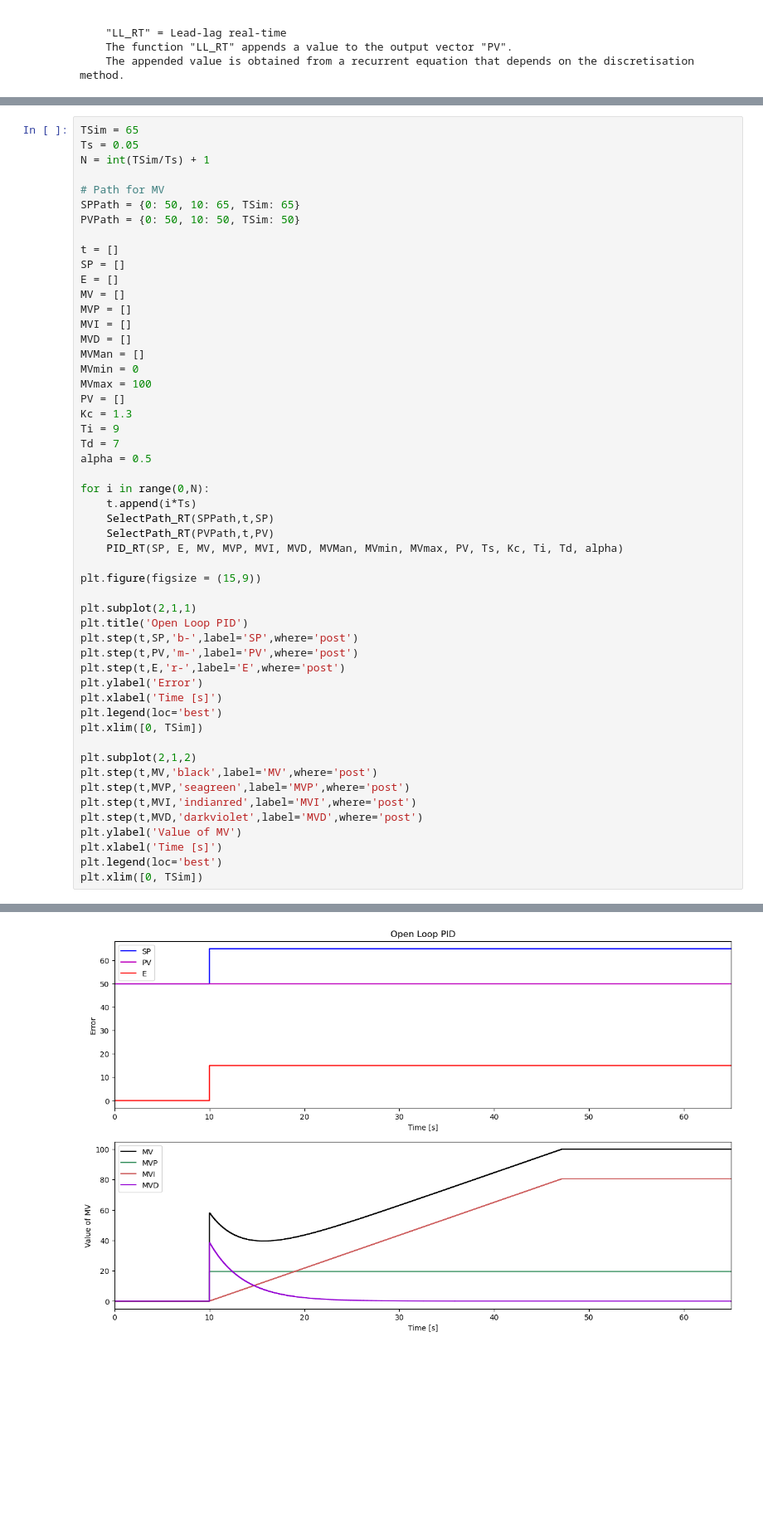
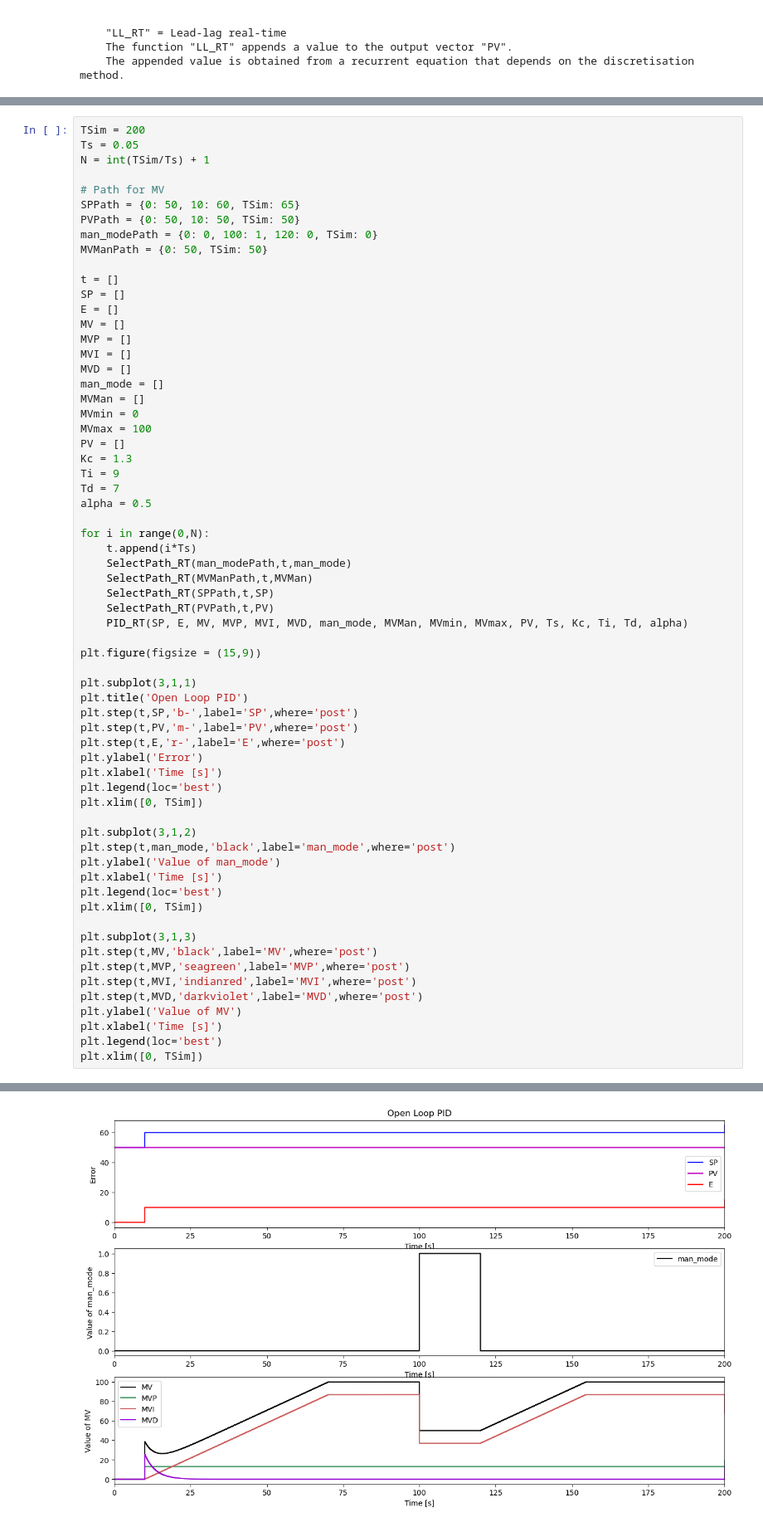
Before and after one commit to EliottNys/Control_Theory, a Jupyter notebook: package_LAB.ipynb, the cells around one changed output, grey strips where cells are left out. Shown at 83% size. Drawn from its saved outputs; the diff is of its cells as text; blank space fills up the shorter version.

Commit message:
corrected manual mode + example

```diff
--- a/package_LAB.ipynb
+++ b/package_LAB.ipynb
@@ -108,13 +108,15 @@ PID_RT(SP, E, MV, MVP, MVI, MVD, MVMan, MVmin, MVmax, PV, Ts, Kc, Ti, Td, alpha,
     The function "PID_RT" appends a value to the output vector "PV".
     The appended value is obtained from a recurrent equation that depends on the discretisation method.
 # %%
-TSim = 65
+TSim = 200
 Ts = 0.05
 N = int(TSim/Ts) + 1
 
 # Path for MV
-SPPath = {0: 50, 10: 65, TSim: 65}
+SPPath = {0: 50, 10: 60, TSim: 65}
 PVPath = {0: 50, 10: 50, TSim: 50}
+man_modePath = {0: 0, 100: 1, 120: 0, TSim: 0}
+MVManPath = {0: 50, TSim: 50}
 
 t = []
 SP = []
@@ -123,6 +125,7 @@ MV = []
 MVP = []
 MVI = []
 MVD = []
+man_mode = []
 MVMan = []
 MVmin = 0
 MVmax = 100
@@ -134,13 +137,15 @@ alpha = 0.5
 
 for i in range(0,N):
     t.append(i*Ts)
+    SelectPath_RT(man_modePath,t,man_mode)
+    SelectPath_RT(MVManPath,t,MVMan)
     SelectPath_RT(SPPath,t,SP)
     SelectPath_RT(PVPath,t,PV)
-    PID_RT(SP, E, MV, MVP, MVI, MVD, MVMan, MVmin, MVmax, PV, Ts, Kc, Ti, Td, alpha)
+    PID_RT(SP, E, MV, MVP, MVI, MVD, man_mode, MVMan, MVmin, MVmax, PV, Ts, Kc, Ti, Td, alpha)
 
 plt.figure(figsize = (15,9))
 
-plt.subplot(2,1,1)
+plt.subplot(3,1,1)
 plt.title('Open Loop PID')
 plt.step(t,SP,'b-',label='SP',where='post')
 plt.step(t,PV,'m-',label='PV',where='post')
@@ -150,7 +155,14 @@ plt.xlabel('Time [s]')
 plt.legend(loc='best')
 plt.xlim([0, TSim])
 
-plt.subplot(2,1,2)
+plt.subplot(3,1,2)
+plt.step(t,man_mode,'black',label='man_mode',where='post')
+plt.ylabel('Value of man_mode')
+plt.xlabel('Time [s]')
+plt.legend(loc='best')
+plt.xlim([0, TSim])
+
+plt.subplot(3,1,3)
 plt.step(t,MV,'black',label='MV',where='post')
 plt.step(t,MVP,'seagreen',label='MVP',where='post')
 plt.step(t,MVI,'indianred',label='MVI',where='post')
@@ -164 +176 @@ plt.xlim([0, TSim])
-[figure, old version]
+[figure, new version]
```
Also changed, not shown: parts of 2 cells of this notebook, 1 other file.
